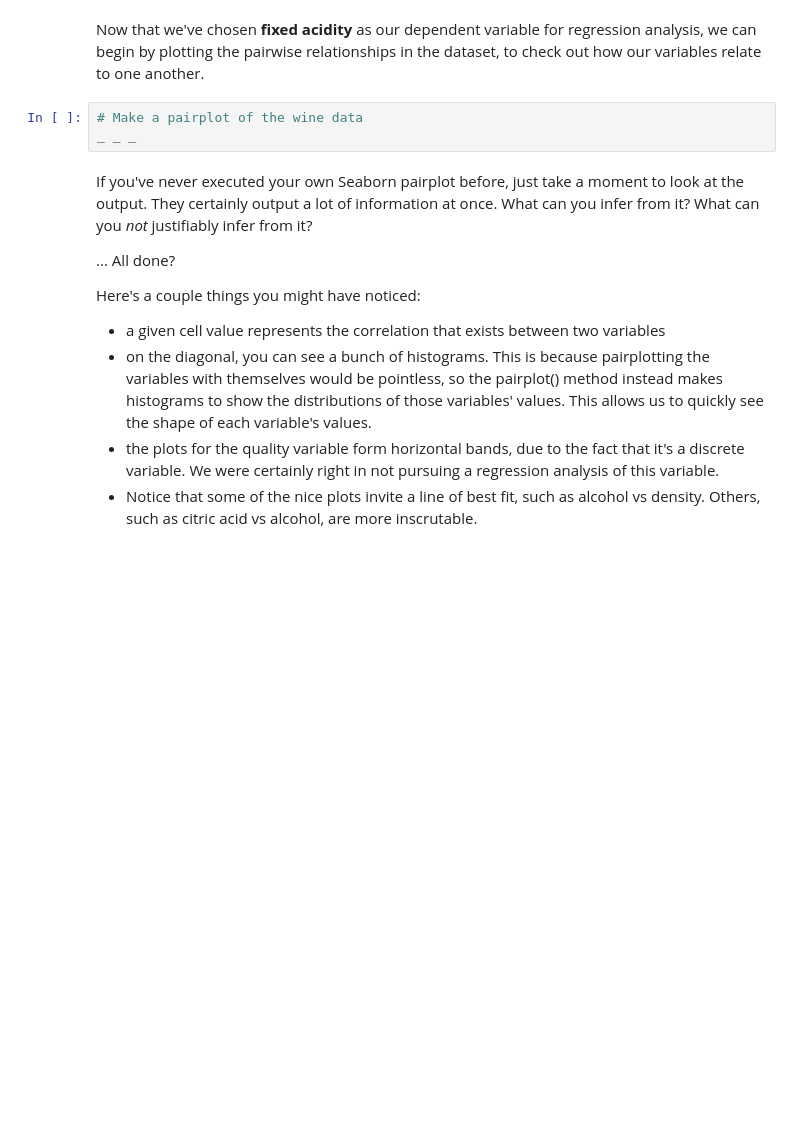
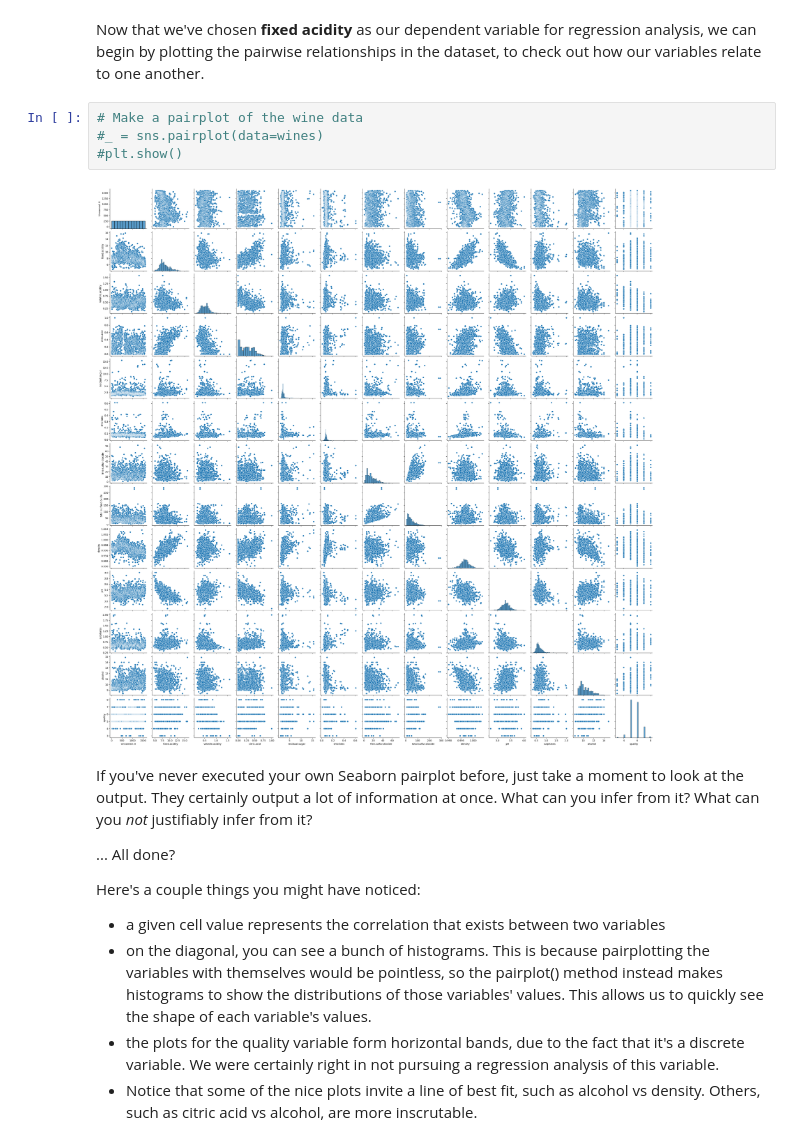
Before and after one commit to MsEM11/Linear_Regression_Case_Study, a Jupyter notebook: Springboard Regression Case Study - the Red Wine Dataset - Tier 3.ipynb, the cells around one changed output. Saved outputs shown, nothing was run; the diff lists cells and outputs as text; blank space fills up the shorter version.

Commit message:
Finished Section 2: Cleaning, Transforming, and Visualizing

```diff
--- a/Springboard Regression Case Study - the Red Wine Dataset - Tier 3.ipynb
+++ b/Springboard Regression Case Study - the Red Wine Dataset - Tier 3.ipynb
@@ -197,7 +197,10 @@ The heading of this stage of the data science pipeline ('Cleaning, Transforming,
 Now that we've chosen **fixed acidity** as our dependent variable for regression analysis, we can begin by plotting the pairwise relationships in the dataset, to check out how our variables relate to one another.
 # %%
 # Make a pairplot of the wine data
-_ _ _
+#_ = sns.pairplot(data=wines)
+#plt.show()
+# %% [output]
+[figure, added]
 # %% [markdown]
 If you've never executed your own Seaborn pairplot before, just take a moment to look at the output. They certainly output a lot of information at once. What can you infer from it? What can you *not* justifiably infer from it?
 
```
Also changed, not shown: parts of 3 cells of this notebook.
